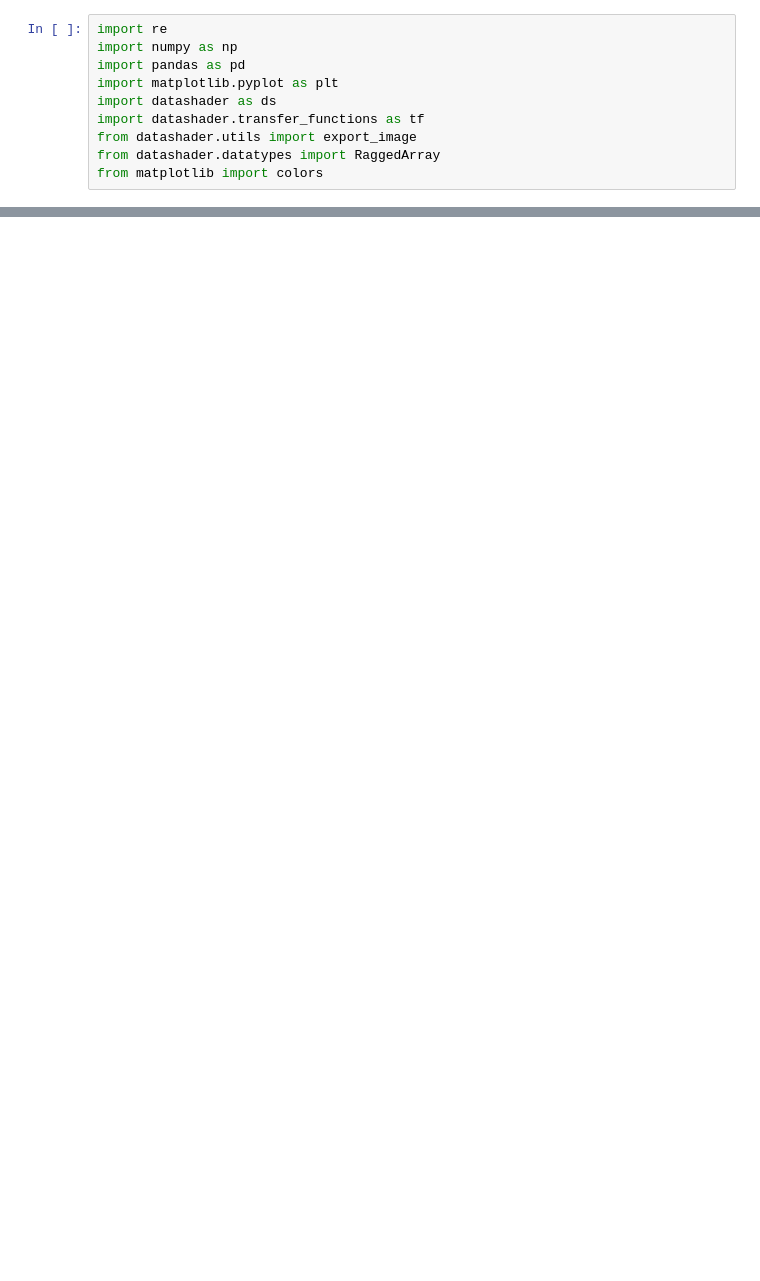
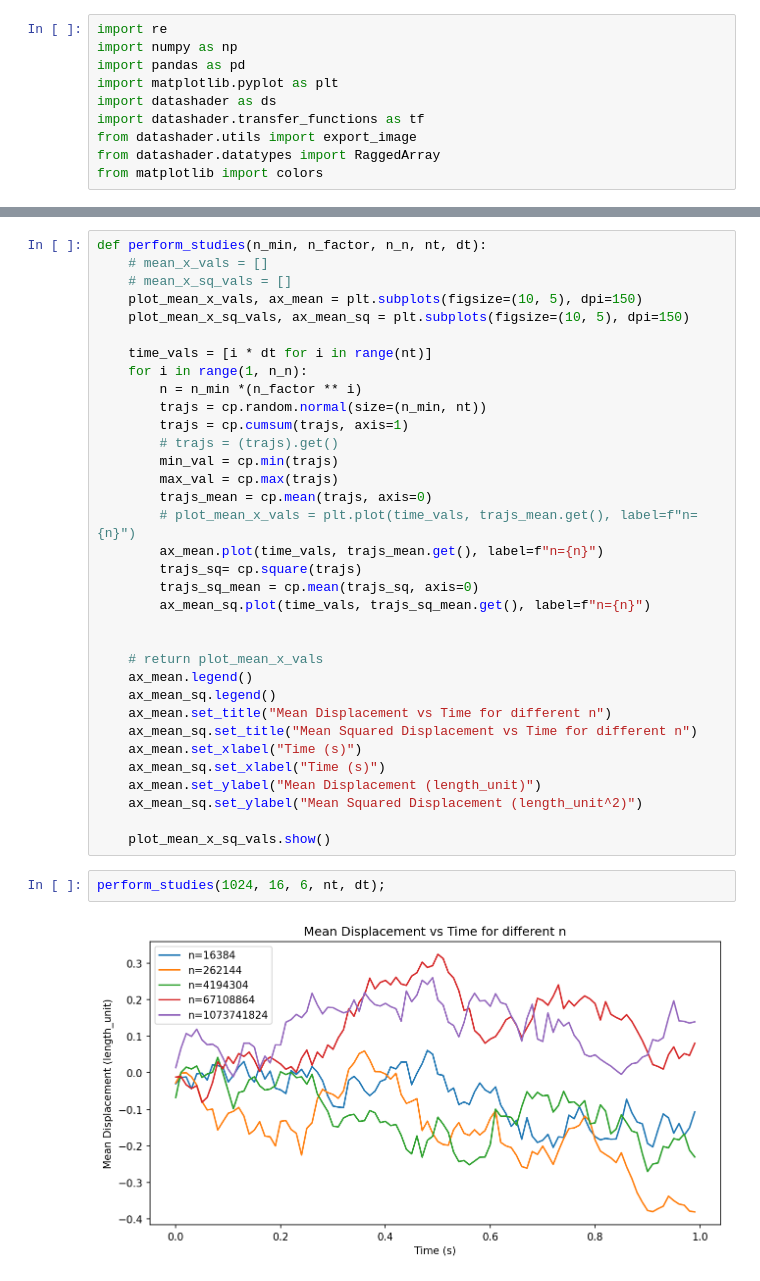
Before and after one commit to Sam-MARTis/Random-Walk-Computation, a Jupyter notebook: Python-Version/main.ipynb, the cells around one changed output, grey strips where cells are left out. Cells and saved outputs as stored; diff of their text form; blank space fills up the shorter version.

```diff
--- a/Python-Version/main.ipynb
+++ b/Python-Version/main.ipynb
@@ -162,0 +149,38 @@ show_with_time_axis(
+# %%
+def perform_studies(n_min, n_factor, n_n, nt, dt):
+    # mean_x_vals = []
+    # mean_x_sq_vals = []
+    plot_mean_x_vals, ax_mean = plt.subplots(figsize=(10, 5), dpi=150)
+    plot_mean_x_sq_vals, ax_mean_sq = plt.subplots(figsize=(10, 5), dpi=150)
+
+    time_vals = [i * dt for i in range(nt)]
+    for i in range(1, n_n):
+        n = n_min *(n_factor ** i)
+        trajs = cp.random.normal(size=(n_min, nt))
+        trajs = cp.cumsum(trajs, axis=1)
+        # trajs = (trajs).get()
+        min_val = cp.min(trajs)
+        max_val = cp.max(trajs)
+        trajs_mean = cp.mean(trajs, axis=0)
+        # plot_mean_x_vals = plt.plot(time_vals, trajs_mean.get(), label=f"n={n}")
+        ax_mean.plot(time_vals, trajs_mean.get(), label=f"n={n}")
+        trajs_sq= cp.square(trajs)
+        trajs_sq_mean = cp.mean(trajs_sq, axis=0)
+        ax_mean_sq.plot(time_vals, trajs_sq_mean.get(), label=f"n={n}")
+
+
+    # return plot_mean_x_vals
+    ax_mean.legend()
+    ax_mean_sq.legend()
+    ax_mean.set_title("Mean Displacement vs Time for different n")
+    ax_mean_sq.set_title("Mean Squared Displacement vs Time for different n")
+    ax_mean.set_xlabel("Time (s)")
+    ax_mean_sq.set_xlabel("Time (s)")
+    ax_mean.set_ylabel("Mean Displacement (length_unit)")
+    ax_mean_sq.set_ylabel("Mean Squared Displacement (length_unit^2)")
+
+    plot_mean_x_sq_vals.show()
+# %%
+perform_studies(1024, 16, 6, nt, dt);
+# %% [output]
+[figure, added]
```
Also changed, not shown: parts of 7 cells of this notebook, 2 other files.
